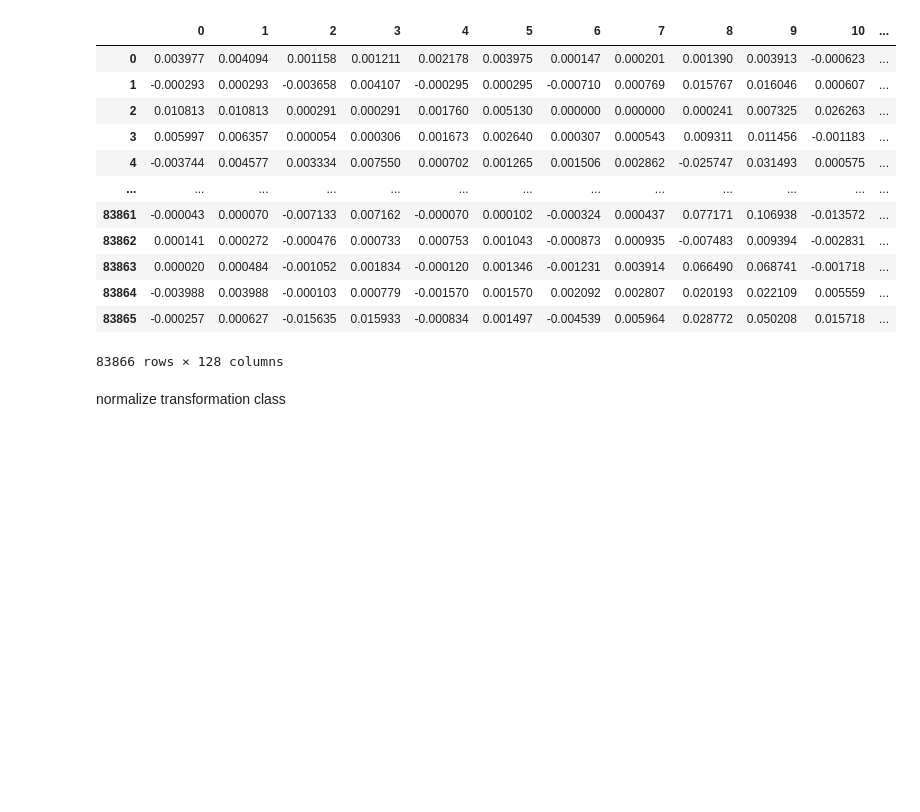
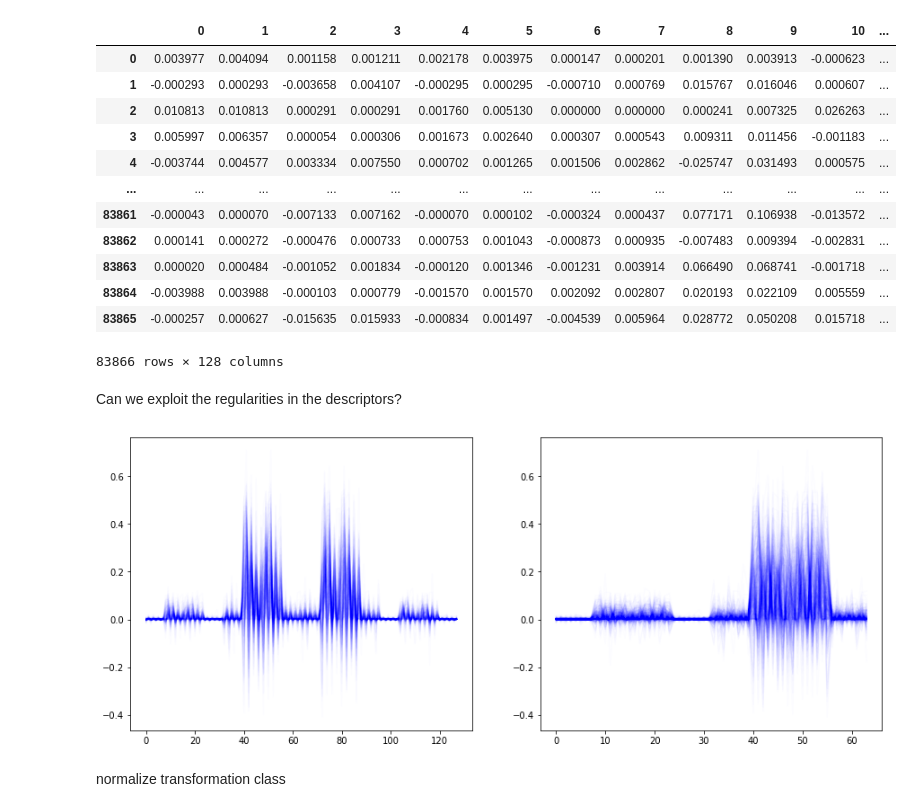
Before and after one commit to donaldssh/3DAR_project_descriptors, a Jupyter notebook: Surf_Autoencoder_development.ipynb, the cells around one changed output. Saved outputs shown, nothing was run; the diff lists cells and outputs as text; code cells hidden in the pictures; blank space fills up the shorter version.

Commit message:
Added considerations about regularities in the descriptor

```diff
--- a/Surf_Autoencoder_development.ipynb
+++ b/Surf_Autoencoder_development.ipynb
@@ -110,6 +110,18 @@ train_set
 | 83864 | -0.003988 | 0.003988 | -0.000103 | 0.000779 | -0.001570 | 0.001570 | 0.002092 | 0.002807 | 0.020193 | 0.022109 | 0.005559 | ... |
 | 83865 | -0.000257 | 0.000627 | -0.015635 | 0.015933 | -0.000834 | 0.001497 | -0.004539 | 0.005964 | 0.028772 | 0.050208 | 0.015718 | ... |
 83866 rows × 128 columns
+# %% [markdown]
+Can we exploit the regularities in the descriptors?
+# %%
+fig, ax = plt.subplots(1,2,figsize=(15,6))
+
+for i in range(1000,1300):
+    ax[0].plot(range(128), train_set.iloc[i,:], alpha=0.01, color='blue')
+
+    ax[1].plot(range(64), train_set.iloc[i,0:64], alpha=0.01, color='blue')
+    ax[1].plot(range(64),train_set.iloc[i,128:63:-1], alpha= 0.01, color='blue')
+# %% [output]
+[figure, added]
 # %% [markdown]
 normalize transformation class
 # %%
```
